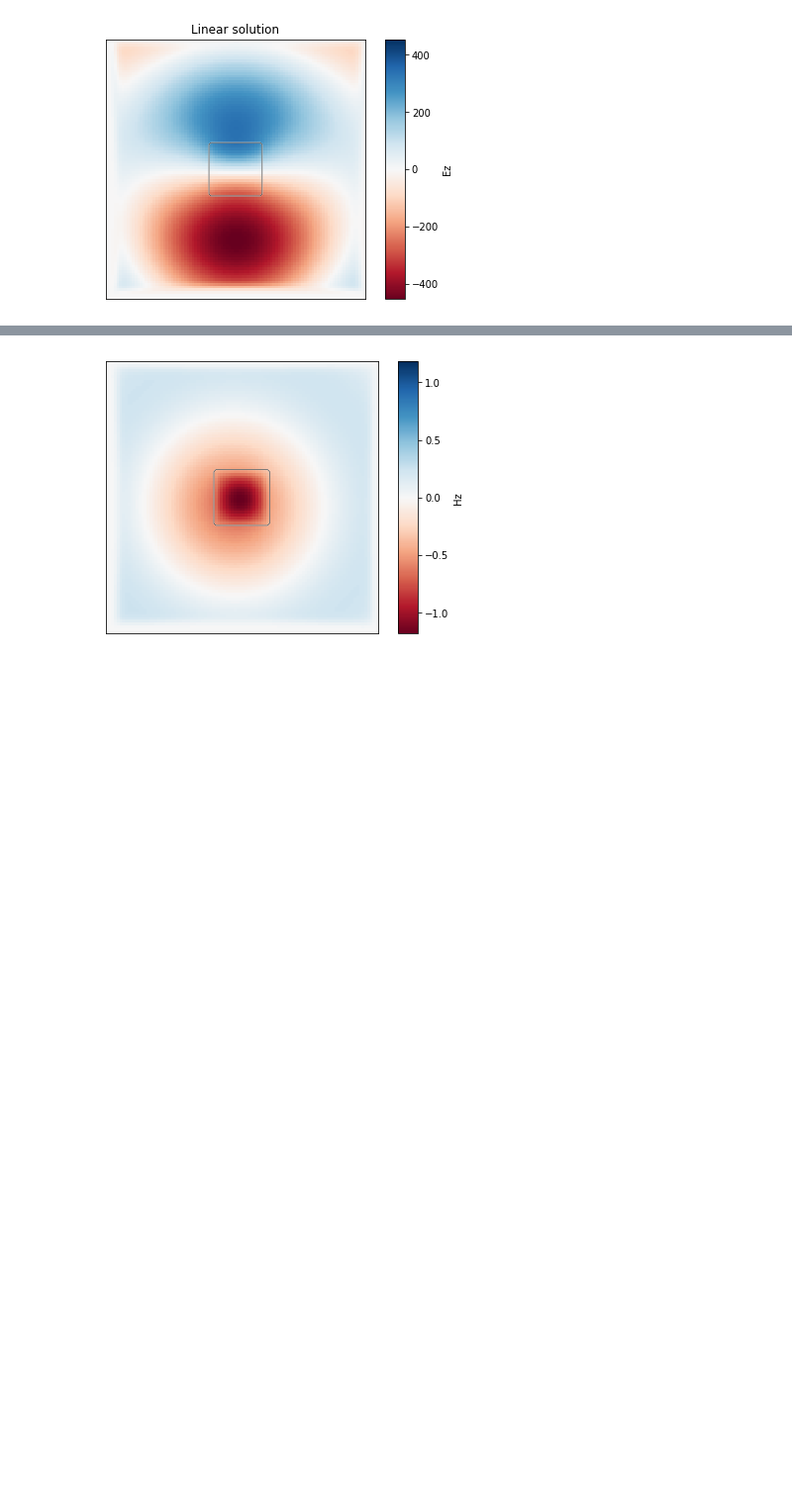
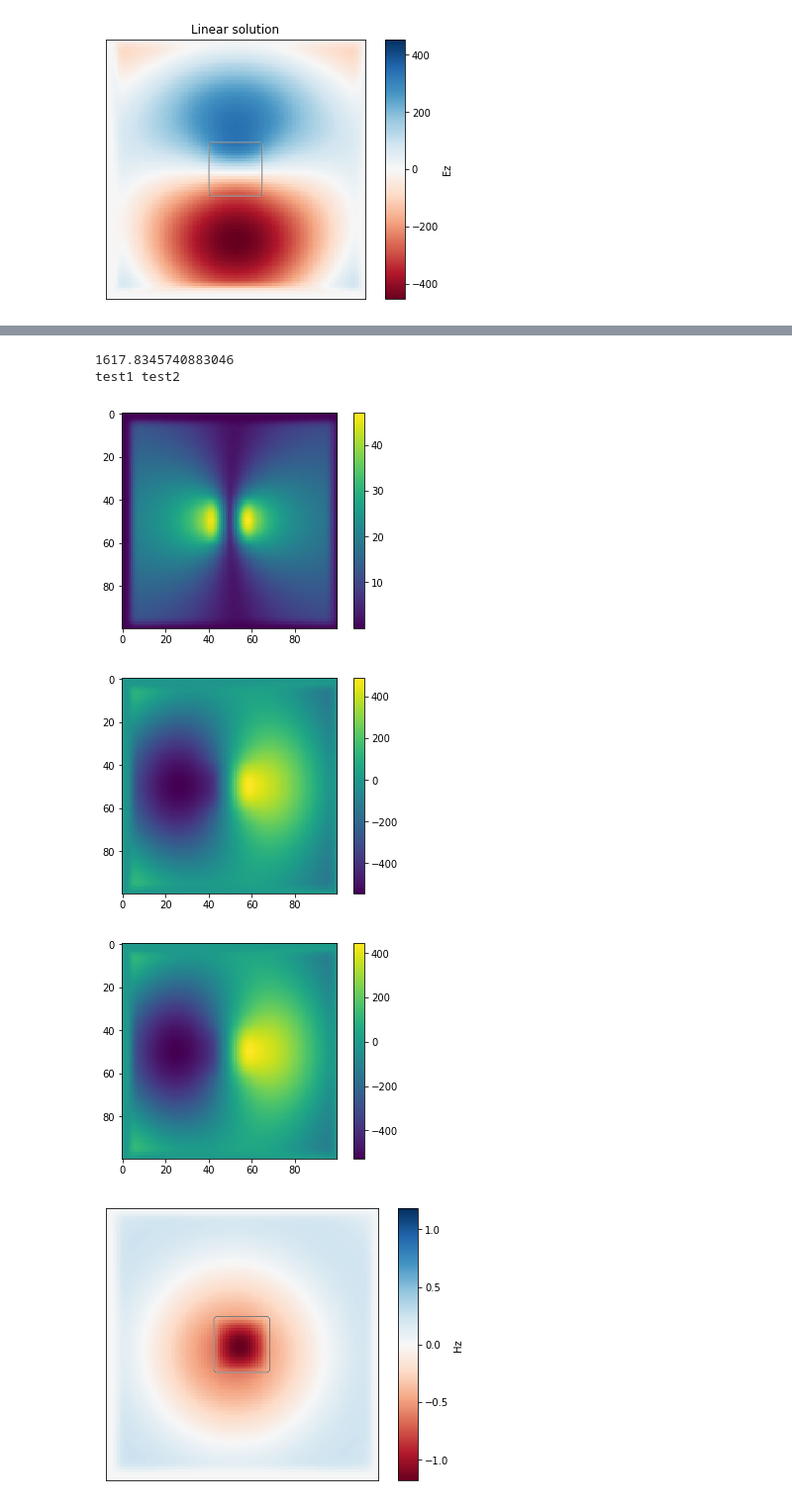
Before and after one commit to fancompute/angler, a Jupyter notebook: Notebooks/Nonlinear_solvers_check.ipynb, the cells around one changed output, grey strips where cells are left out. Shown at 99% size. Cells and saved outputs as stored; diff of their text form; code cells hidden in the pictures; blank space fills up the shorter version.

```diff
--- a/Notebooks/Nonlinear_solvers_check.ipynb
+++ b/Notebooks/Nonlinear_solvers_check.ipynb
@@ -95,3 +131,20 @@ print(np.linalg.norm(Ez_nl_B - Ez_nl_N))
+# %%
+print(np.linalg.norm(Ez_nl_N - Ez_nl_LM))
+plt.imshow((np.abs(Ez_nl_N - Ez_nl_LM)))
+plt.colorbar()
+plt.show()
+plt.imshow((np.real(Ez_nl_N)))
+plt.colorbar()
+plt.show()
+plt.imshow((np.real(Ez_nl_LM)))
+plt.colorbar()
+plt.show()
+# %% [output]
+1617.8345740883046
+test1 test2
+[figure, added]
+[figure, added]
+[figure, added]
 # %%
 # Now try Hz
 pol = 'Hz'
```
Also changed, not shown: parts of 5 cells of this notebook.
